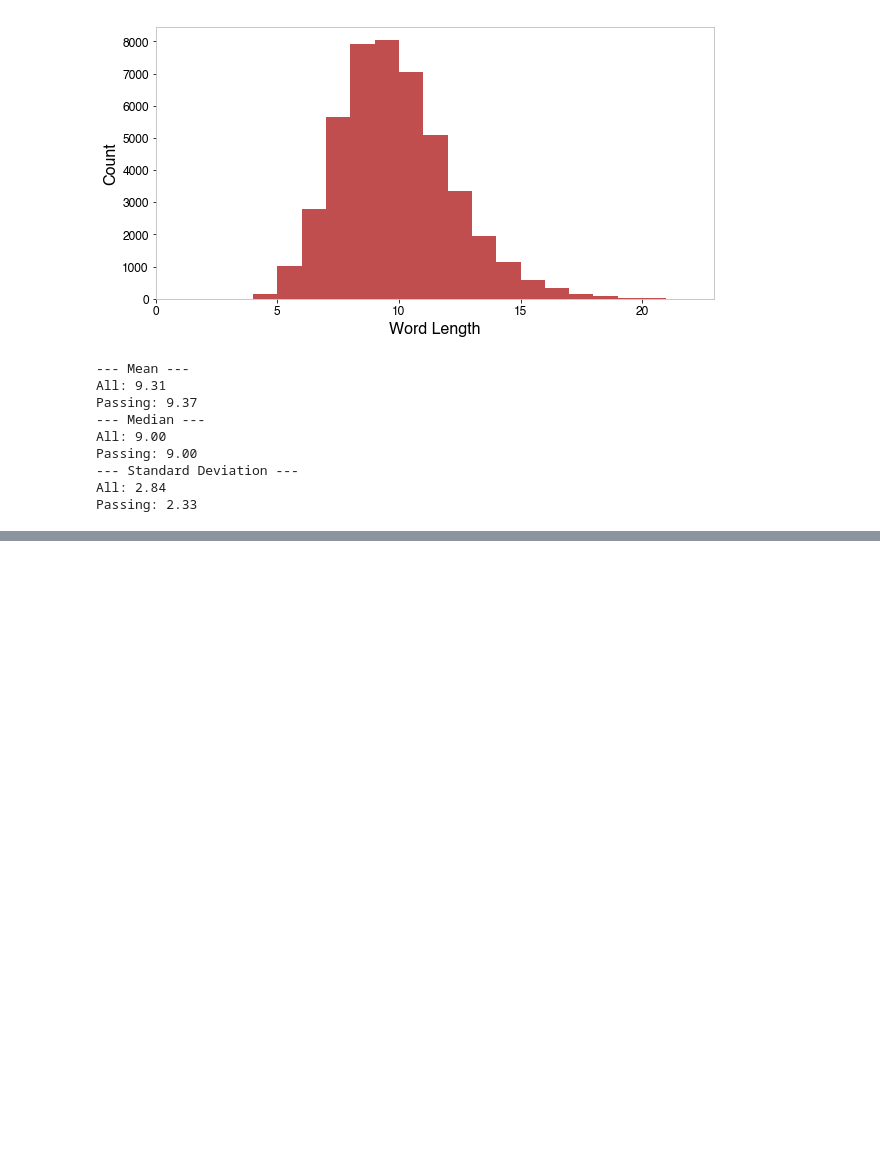
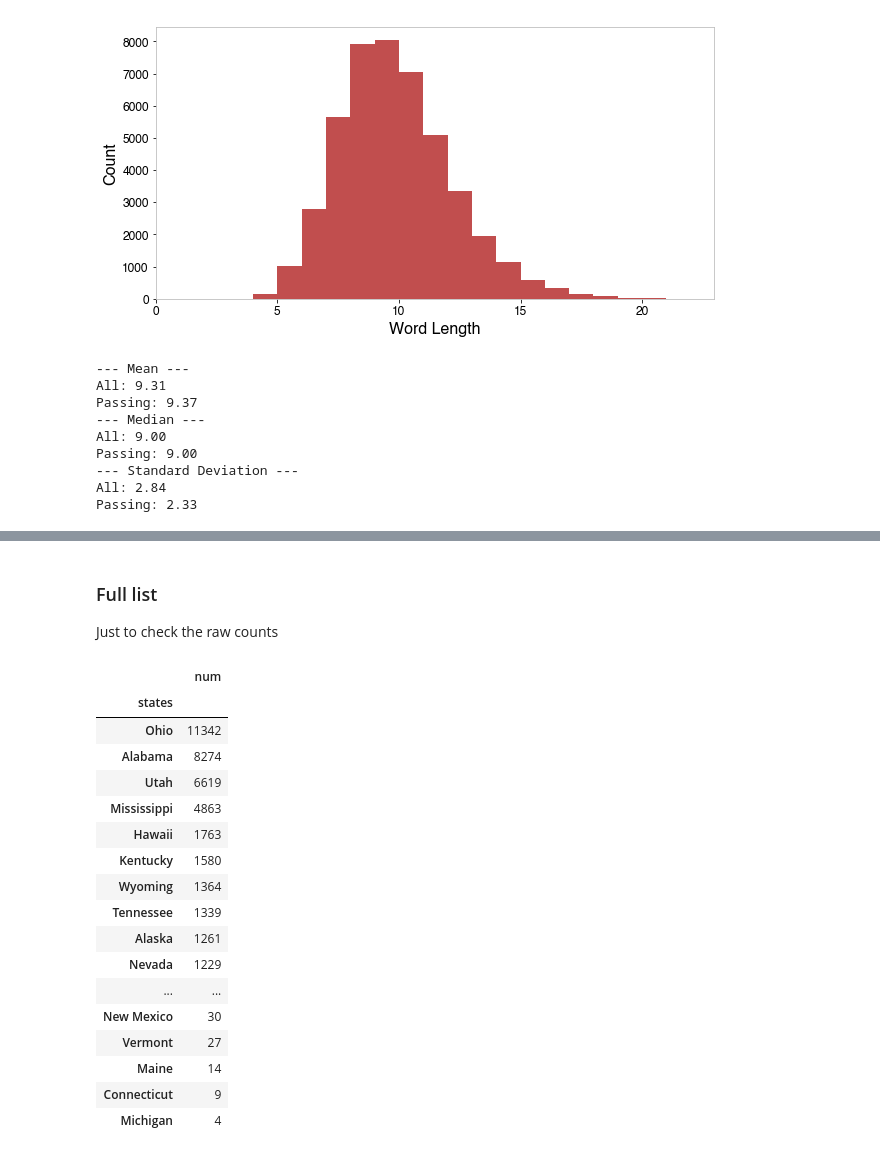
Before and after one commit to tjburch/puzzles, a Jupyter notebook: riddler538_2020_May22/python/puzzle-solution.ipynb, the cells around one changed output, grey strips where cells are left out. Drawn from its saved outputs; the diff is of its cells as text; code cells hidden in the pictures; blank space fills up the shorter version.

```diff
--- a/riddler538_2020_May22/python/puzzle-solution.ipynb
+++ b/riddler538_2020_May22/python/puzzle-solution.ipynb
@@ -194,0 +224,25 @@ Passing: 2.33
+# %% [markdown]
+### Full list
+
+Just to check the raw counts
+# %%
+df
+# %% [output]
+|  | num |
+| states |  |
+| Ohio | 11342 |
+| Alabama | 8274 |
+| Utah | 6619 |
+| Mississippi | 4863 |
+| Hawaii | 1763 |
+| Kentucky | 1580 |
+| Wyoming | 1364 |
+| Tennessee | 1339 |
+| Alaska | 1261 |
+| Nevada | 1229 |
+| ... | ... |
+| New Mexico | 30 |
+| Vermont | 27 |
+| Maine | 14 |
+| Connecticut | 9 |
+| Michigan | 4 |
```
Also changed, not shown: parts of 4 cells of this notebook.
